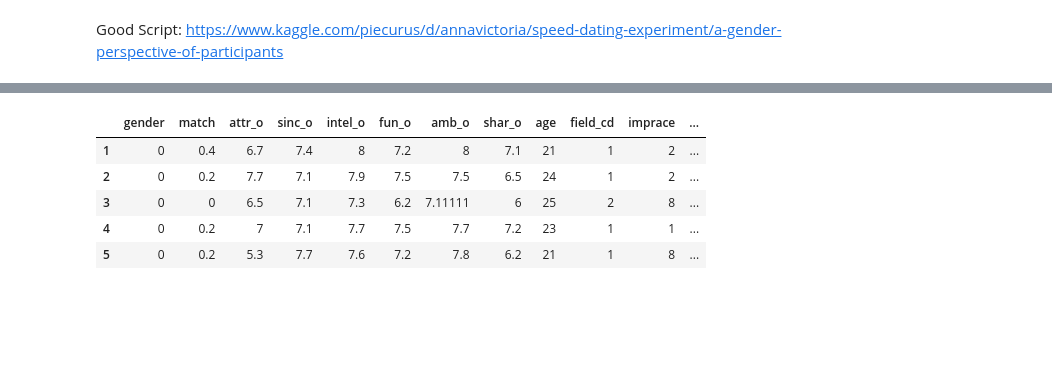
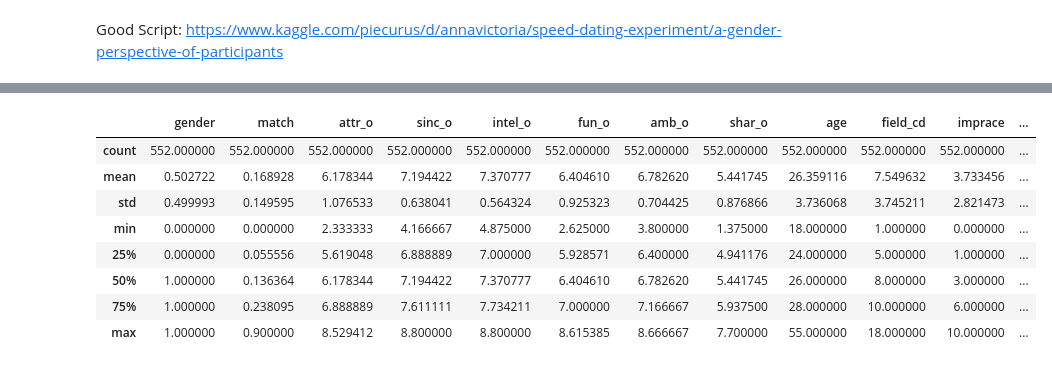
Before and after one commit to magescher/DataScience_SpeedDatingExperiment, a Jupyter notebook: SpeedDating.ipynb, the cells around one changed output, grey strips where cells are left out. Drawn from its saved outputs; the diff is of its cells as text; code cells hidden in the pictures; blank space fills up the shorter version.

```diff
--- a/SpeedDating.ipynb
+++ b/SpeedDating.ipynb
@@ -210,3 +208,4 @@ df = standardize_pref_ratings(df)
 # %%
 df = pd.read_csv('data/speed_dating.csv', encoding="ISO-8859-1")
 df = df.dropna(axis=1,how="all")
+df=standardize_pref_ratings(df)
@@ -260,11 +277,16 @@ for x in range(1,553):
     lookup.loc[x]['shar_o']=np.nanmean(df.loc[df["iid"]==x]["shar_o"])
 # %%
 lookup=lookup.dropna(axis=1,how="all")
-lookup.head()
+lookup=lookup.fillna(lookup.mean())
-# %% [output]
-|  | gender | match | attr_o | sinc_o | intel_o | fun_o | amb_o | shar_o | age | field_cd | imprace | ... |
-| 1 | 0 | 0.4 | 6.7 | 7.4 | 8 | 7.2 | 8 | 7.1 | 21 | 1 | 2 | ... |
-| 2 | 0 | 0.2 | 7.7 | 7.1 | 7.9 | 7.5 | 7.5 | 6.5 | 24 | 1 | 2 | ... |
-| 3 | 0 | 0 | 6.5 | 7.1 | 7.3 | 6.2 | 7.11111 | 6 | 25 | 2 | 8 | ... |
-| 4 | 0 | 0.2 | 7 | 7.1 | 7.7 | 7.5 | 7.7 | 7.2 | 23 | 1 | 1 | ... |
-| 5 | 0 | 0.2 | 5.3 | 7.7 | 7.6 | 7.2 | 7.8 | 6.2 | 21 | 1 | 8 | ... |
+# %%
+lookup.describe()
+# %% [output]
+|  | gender | match | attr_o | sinc_o | intel_o | fun_o | amb_o | shar_o | age | field_cd | imprace | ... |
+| count | 552.000000 | 552.000000 | 552.000000 | 552.000000 | 552.000000 | 552.000000 | 552.000000 | 552.000000 | 552.000000 | 552.000000 | 552.000000 | ... |
+| mean | 0.502722 | 0.168928 | 6.178344 | 7.194422 | 7.370777 | 6.404610 | 6.782620 | 5.441745 | 26.359116 | 7.549632 | 3.733456 | ... |
+| std | 0.499993 | 0.149595 | 1.076533 | 0.638041 | 0.564324 | 0.925323 | 0.704425 | 0.876866 | 3.736068 | 3.745211 | 2.821473 | ... |
+| min | 0.000000 | 0.000000 | 2.333333 | 4.166667 | 4.875000 | 2.625000 | 3.800000 | 1.375000 | 18.000000 | 1.000000 | 0.000000 | ... |
+| 25% | 0.000000 | 0.055556 | 5.619048 | 6.888889 | 7.000000 | 5.928571 | 6.400000 | 4.941176 | 24.000000 | 5.000000 | 1.000000 | ... |
+| 50% | 1.000000 | 0.136364 | 6.178344 | 7.194422 | 7.370777 | 6.404610 | 6.782620 | 5.441745 | 26.000000 | 8.000000 | 3.000000 | ... |
+| 75% | 1.000000 | 0.238095 | 6.888889 | 7.611111 | 7.734211 | 7.000000 | 7.166667 | 5.937500 | 28.000000 | 10.000000 | 6.000000 | ... |
+| max | 1.000000 | 0.900000 | 8.529412 | 8.800000 | 8.800000 | 8.615385 | 8.666667 | 7.700000 | 55.000000 | 18.000000 | 10.000000 | ... |
```
Also changed, not shown: parts of 6 cells of this notebook.
